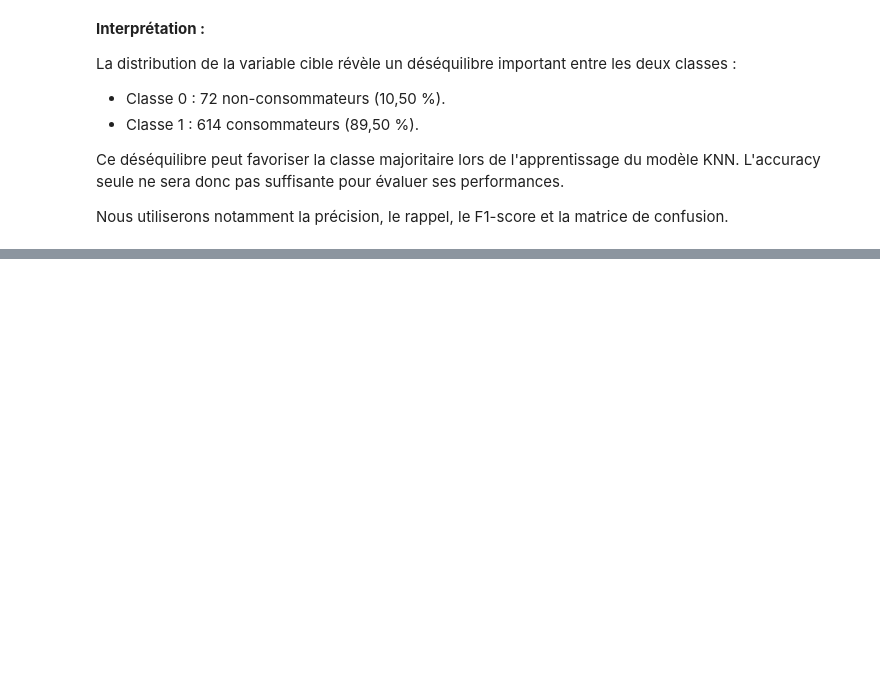
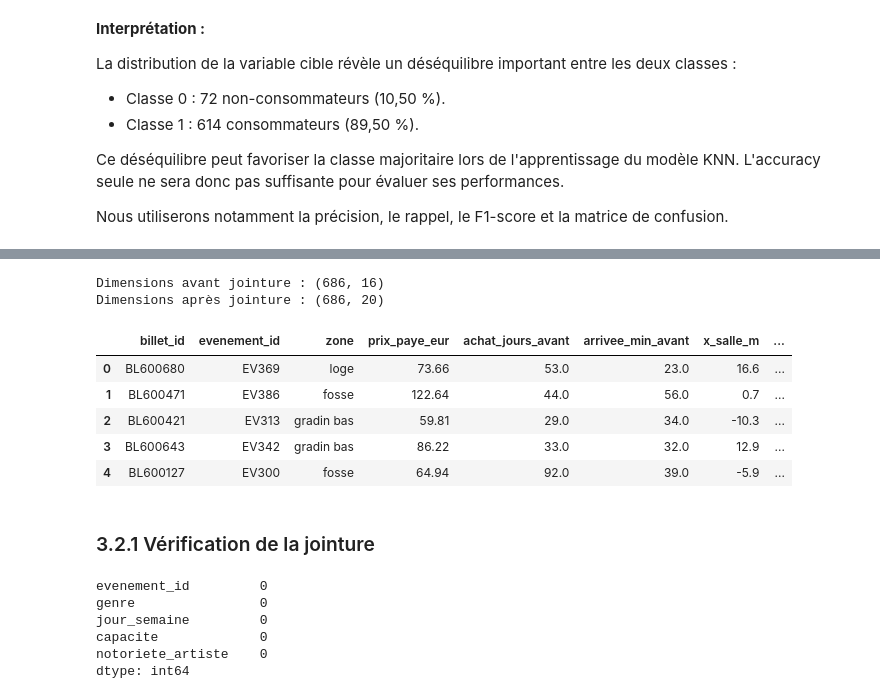
Before and after one commit to Fourkhoub/Projet_DataMining, a Jupyter notebook: notebooks/Question5.ipynb, the cells around one changed output, grey strips where cells are left out. Saved outputs shown, nothing was run; the diff lists cells and outputs as text; code cells hidden in the pictures; blank space fills up the shorter version.

```diff
--- a/notebooks/Question5.ipynb
+++ b/notebooks/Question5.ipynb
@@ -180,0 +257,45 @@ le F1-score et la matrice de confusion.
+# %%
+# Sélection des variables événementielles
+variables_evenements = [
+    'evenement_id',
+    'genre',
+    'jour_semaine',
+    'capacite',
+    'notoriete_artiste'
+]
+
+# Jointure des deux DataFrames
+donnees_q5 = billets_q5.merge(
+    evenements[variables_evenements],
+    on='evenement_id',
+    how='left',
+    validate='many_to_one'
+)
+
+# Vérification des dimensions
+print("Dimensions avant jointure :", billets_q5.shape)
+print("Dimensions après jointure :", donnees_q5.shape)
+
+# Aperçu des données fusionnées
+display(donnees_q5.head())
+# %% [output]
+Dimensions avant jointure : (686, 16)
+Dimensions après jointure : (686, 20)
+|  | billet_id | evenement_id | zone | prix_paye_eur | achat_jours_avant | arrivee_min_avant | x_salle_m | ... |
+| 0 | BL600680 | EV369 | loge | 73.66 | 53.0 | 23.0 | 16.6 | ... |
+| 1 | BL600471 | EV386 | fosse | 122.64 | 44.0 | 56.0 | 0.7 | ... |
+| 2 | BL600421 | EV313 | gradin bas | 59.81 | 29.0 | 34.0 | -10.3 | ... |
+| 3 | BL600643 | EV342 | gradin bas | 86.22 | 33.0 | 32.0 | 12.9 | ... |
+| 4 | BL600127 | EV300 | fosse | 64.94 | 92.0 | 39.0 | -5.9 | ... |
+# %% [markdown]
+### 3.2.1 Vérification de la jointure
+# %%
+# Vérification des valeurs manquantes après la jointure
+donnees_q5[variables_evenements].isnull().sum()
+# %% [output]
+evenement_id         0
+genre                0
+jour_semaine         0
+capacite             0
+notoriete_artiste    0
+dtype: int64
```
Also changed, not shown: parts of 14 cells of this notebook.
